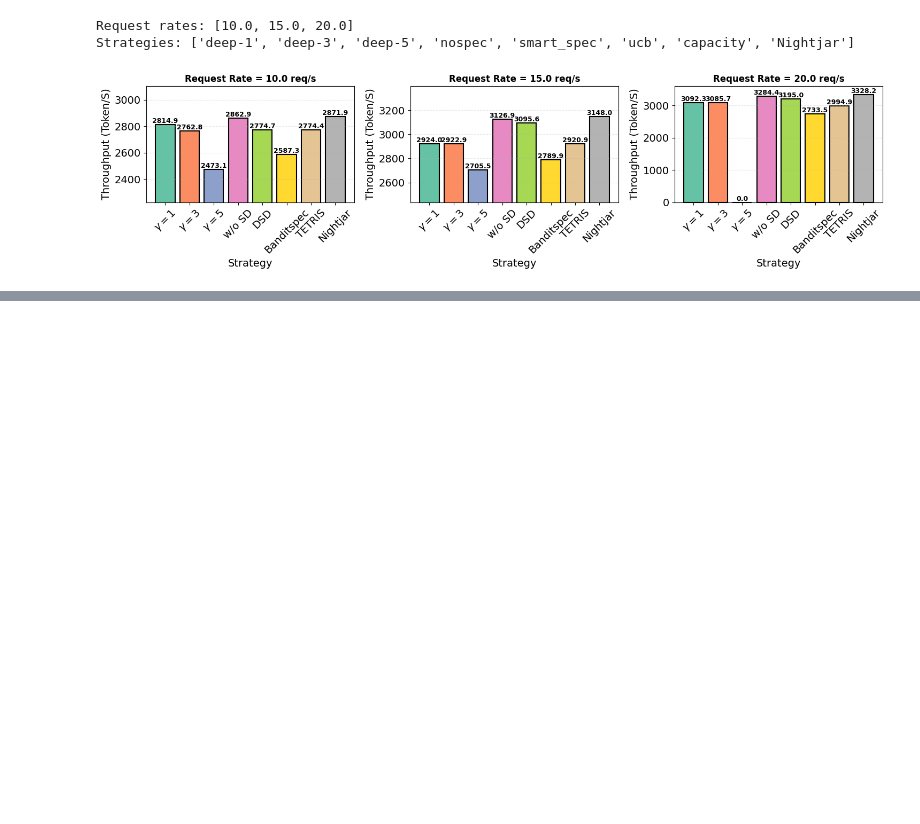
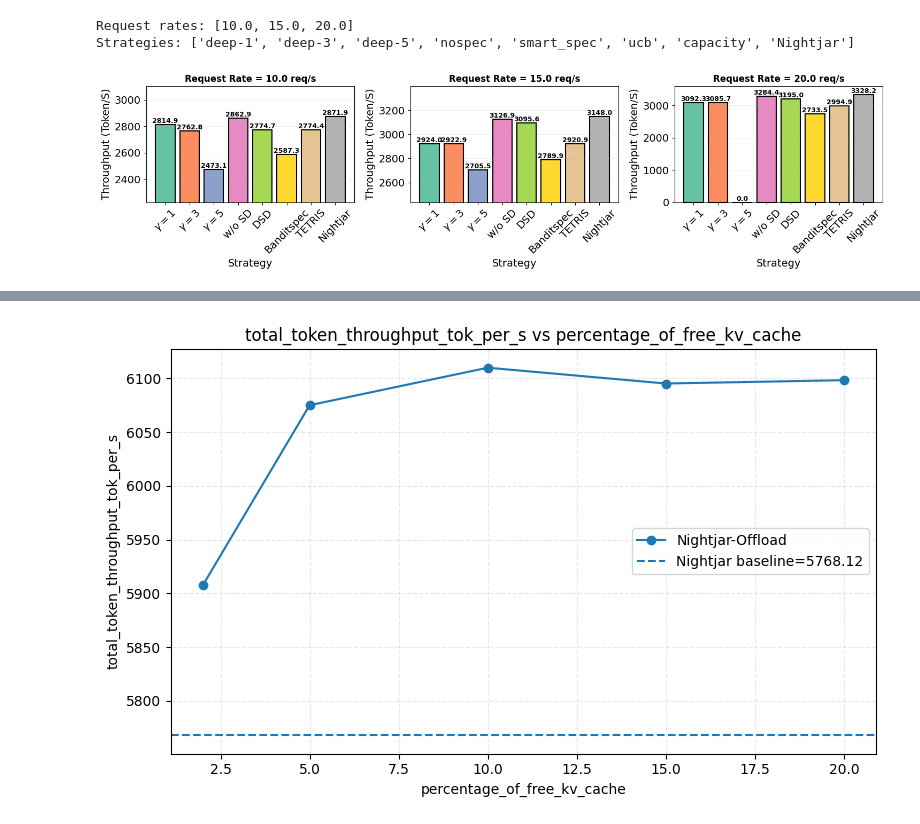
Before and after one commit to lihuahua123/vllm_speculative, a Jupyter notebook: exps/draw2.ipynb, the cells around one changed output, grey strips where cells are left out. Drawn from its saved outputs; the diff is of its cells as text; code cells hidden in the pictures; blank space fills up the shorter version.

```diff
--- a/exps/draw2.ipynb
+++ b/exps/draw2.ipynb
@@ -1470,0 +1502,46 @@ plt.show()
+# %%
+import pandas as pd
+import matplotlib.pyplot as plt
+
+# 读取 benchmark_results_threshold.csv 文件
+csv_path = '/root/autodl-tmp/vllm_speculative/benchmark_results_threshold.csv'
+datas = pd.read_csv(csv_path)
+
+# baseline：Nightjar（画水平直线）
+baseline = datas[datas['strategy'] == 'Nightjar'].iloc[-1]
+
+# other_datas：Nightjar-Offload（画折线）
+other_datas = datas[datas['strategy'] == 'Nightjar-Offload'].copy()
+
+# y: total_token_throughput_tok_per_s
+# x: 把 decrease_block_threshold 显示成 percentage_of_free_kv_cache（2/5/10/15/20）
+y_col = 'total_token_throughput_tok_per_s'
+raw_x_col = 'decrease_block_threshold'
+plot_x_col = 'percentage_of_free_kv_cache'
+
+other_datas = other_datas.sort_values(raw_x_col)
+
+# 将实际的 decrease_block_threshold 值映射为你希望展示的百分比刻度
+# 这里按 raw_x_col 排序后的顺序依次对应 [2, 5, 10, 15, 20]
+raw_x_values = other_datas[raw_x_col].tolist()
+percent_labels = [2, 5, 10, 15, 20]
+assert len(raw_x_values) == len(percent_labels), (
+    f"x 值数量({len(raw_x_values)})与期望刻度数量({len(percent_labels)})不一致: {raw_x_values}"
+)
+map_dict = dict(zip(raw_x_values, percent_labels))
+other_datas[plot_x_col] = other_datas[raw_x_col].map(map_dict)
+
+plt.figure(figsize=(8, 5))
+plt.plot(other_datas[plot_x_col], other_datas[y_col], marker='o', label='Nightjar-Offload')
+plt.axhline(float(baseline[y_col]), linestyle='--', label=f"Nightjar baseline={float(baseline[y_col]):.2f}")
+
+plt.xlabel(plot_x_col)
+plt.ylabel(y_col)
+plt.title(f"{y_col} vs {plot_x_col}")
+plt.grid(True, linestyle='--', alpha=0.3)
+plt.legend()
+plt.tight_layout()
+plt.savefig('./figs/threshold_comparison.pdf', dpi=400, bbox_inches='tight', pad_inches=0.2)
+plt.show()
+# %% [output]
+[figure, added]
```
Also changed, not shown: parts of 3 cells of this notebook, 7 other files.
